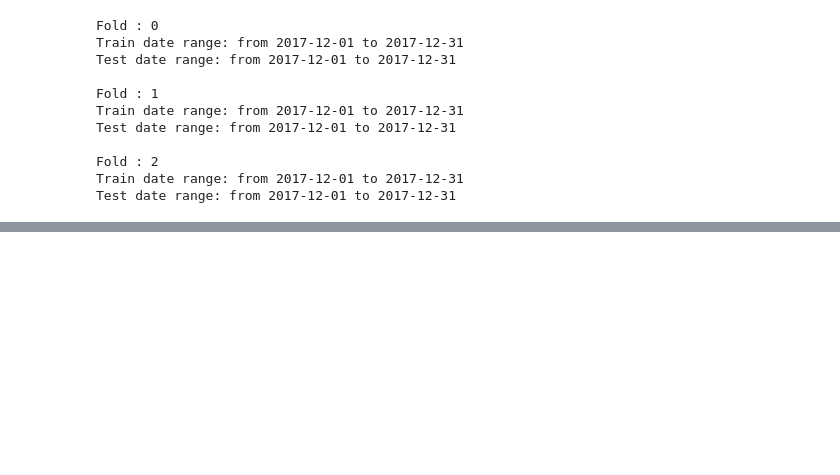
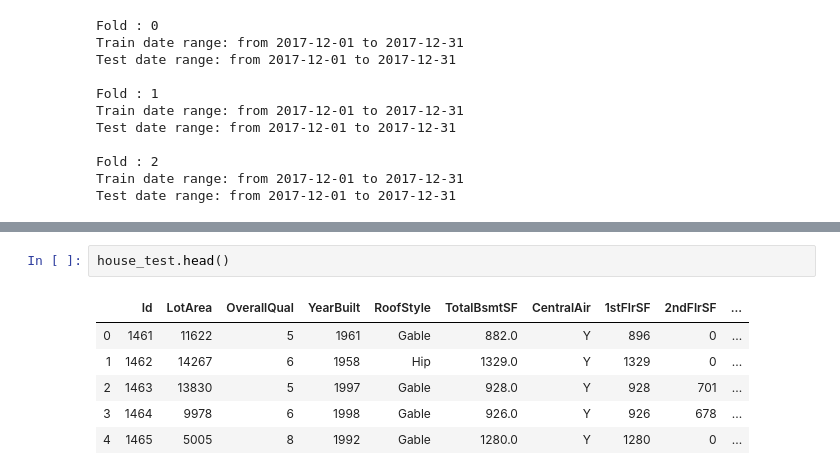
Before and after one commit to etherion-1337/Kaggle, a Jupyter notebook: DataCamp_Intro/kaggle_intro.ipynb, the cells around one changed output, grey strips where cells are left out. Drawn from its saved outputs; the diff is of its cells as text; blank space fills up the shorter version.

```diff
--- a/DataCamp_Intro/kaggle_intro.ipynb
+++ b/DataCamp_Intro/kaggle_intro.ipynb
@@ -483,0 +804,9 @@ Test date range: from 2017-12-01 to 2017-12-31
+# %%
+house_test.head()
+# %% [output]
+|  | Id | LotArea | OverallQual | YearBuilt | RoofStyle | TotalBsmtSF | CentralAir | 1stFlrSF | 2ndFlrSF | ... |
+| 0 | 1461 | 11622 | 5 | 1961 | Gable | 882.0 | Y | 896 | 0 | ... |
+| 1 | 1462 | 14267 | 6 | 1958 | Hip | 1329.0 | Y | 1329 | 0 | ... |
+| 2 | 1463 | 13830 | 5 | 1997 | Gable | 928.0 | Y | 928 | 701 | ... |
+| 3 | 1464 | 9978 | 6 | 1998 | Gable | 926.0 | Y | 926 | 678 | ... |
+| 4 | 1465 | 5005 | 8 | 1992 | Gable | 1280.0 | Y | 1280 | 0 | ... |
```
Also changed, not shown: parts of 30 cells of this notebook, 2 other files.
